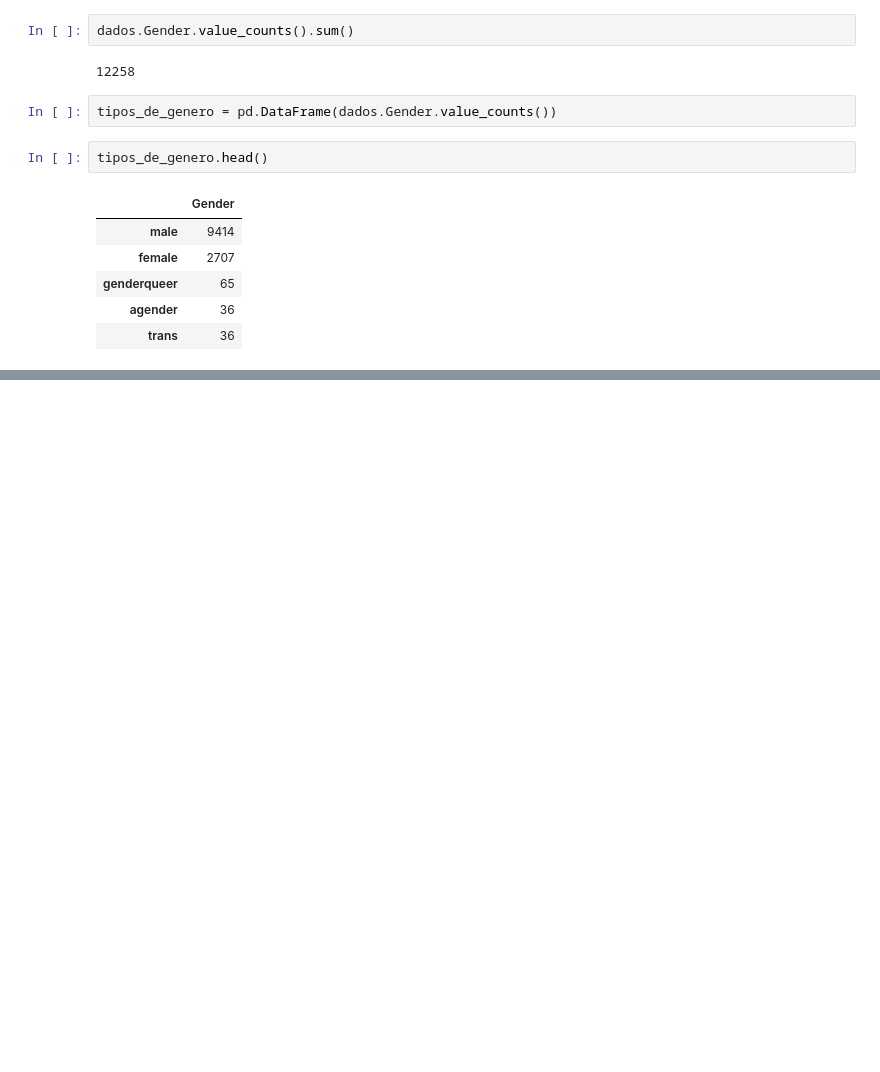
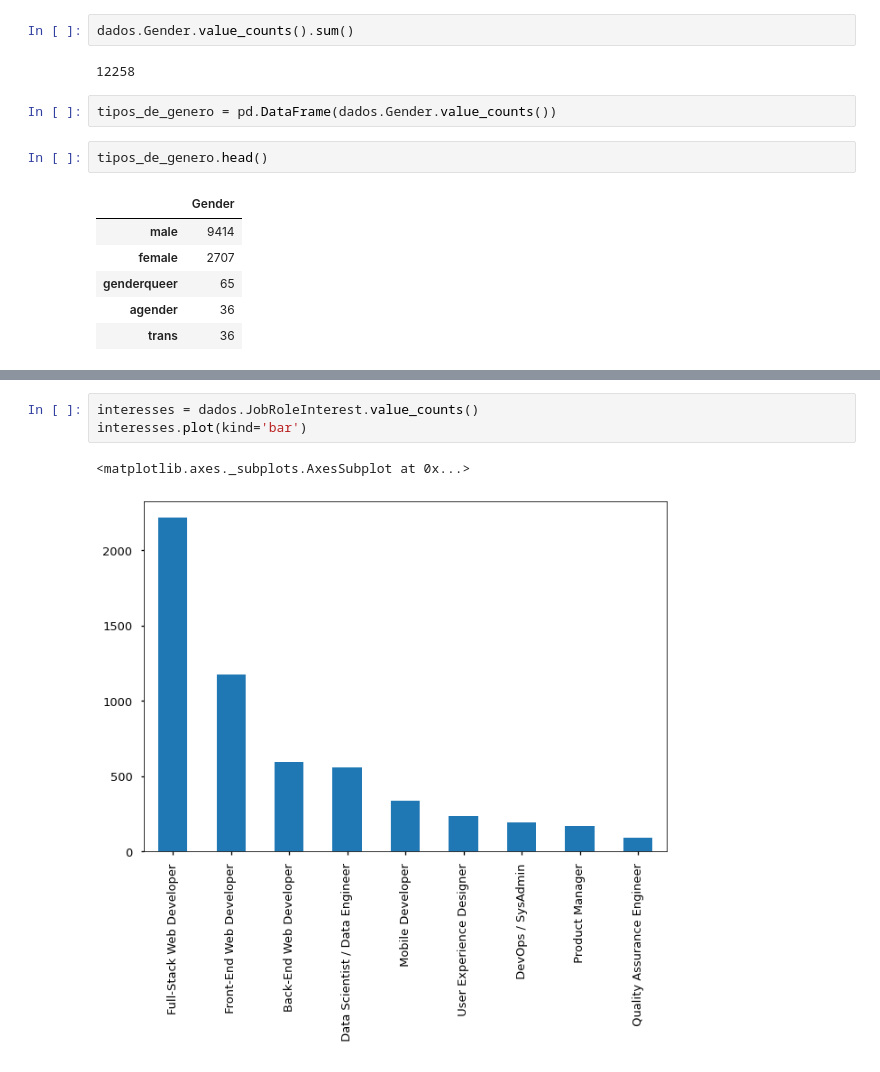
Before and after one commit to guilpassos/Data_Science, a Jupyter notebook: Fuctura_Python3_Aula03_parte02.ipynb, the cells around one changed output, grey strips where cells are left out. Drawn from its saved outputs; the diff is of its cells as text; blank space fills up the shorter version.

```diff
--- a/Fuctura_Python3_Aula03_parte02.ipynb
+++ b/Fuctura_Python3_Aula03_parte02.ipynb
@@ -229,0 +324,6 @@ tipos_de_genero.head()
+# %%
+interesses = dados.JobRoleInterest.value_counts()
+interesses.plot(kind='bar')
+# %% [output]
+<matplotlib.axes._subplots.AxesSubplot at 0x...>
+[figure, added]
```
Also changed, not shown: parts of 15 cells of this notebook.
